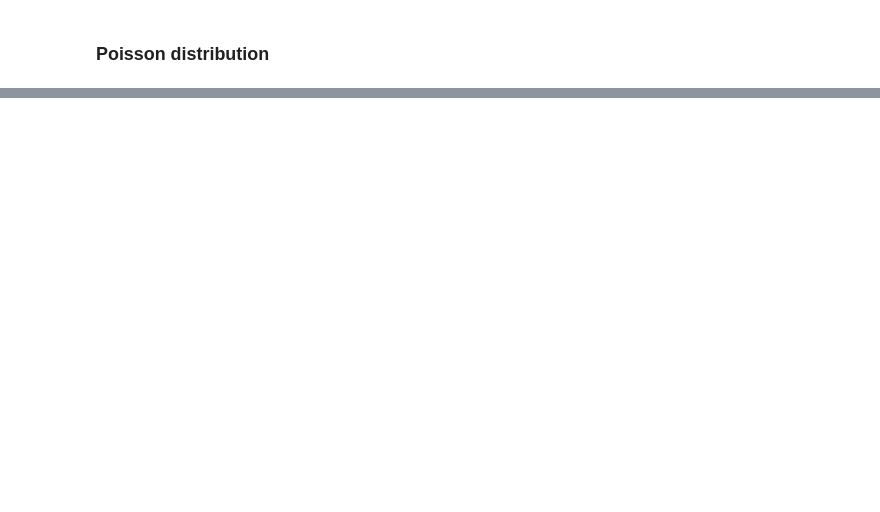
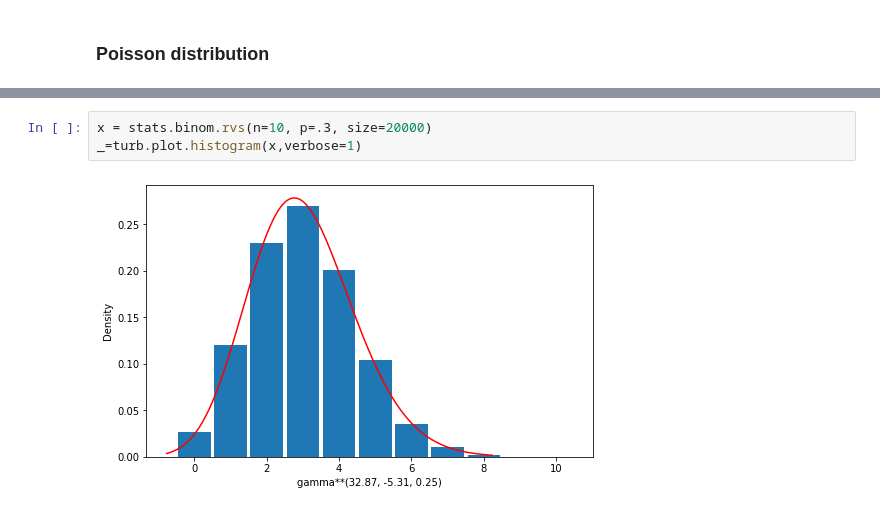
Before and after one commit to gregparkes/turbopanda, a Jupyter notebook: examples/kde_and_histograms.ipynb, the cells around one changed output, grey strips where cells are left out. Saved outputs shown, nothing was run; the diff lists cells and outputs as text; blank space fills up the shorter version.

```diff
--- a/examples/kde_and_histograms.ipynb
+++ b/examples/kde_and_histograms.ipynb
@@ -134,0 +114,5 @@ _=turb.plot.histogram(x, kde='poisson', facecolor='#888800')
+# %%
+x = stats.binom.rvs(n=10, p=.3, size=20000)
+_=turb.plot.histogram(x,verbose=1)
+# %% [output]
+[figure, added]
```
Also changed, not shown: parts of 29 cells of this notebook, 15 other files.
